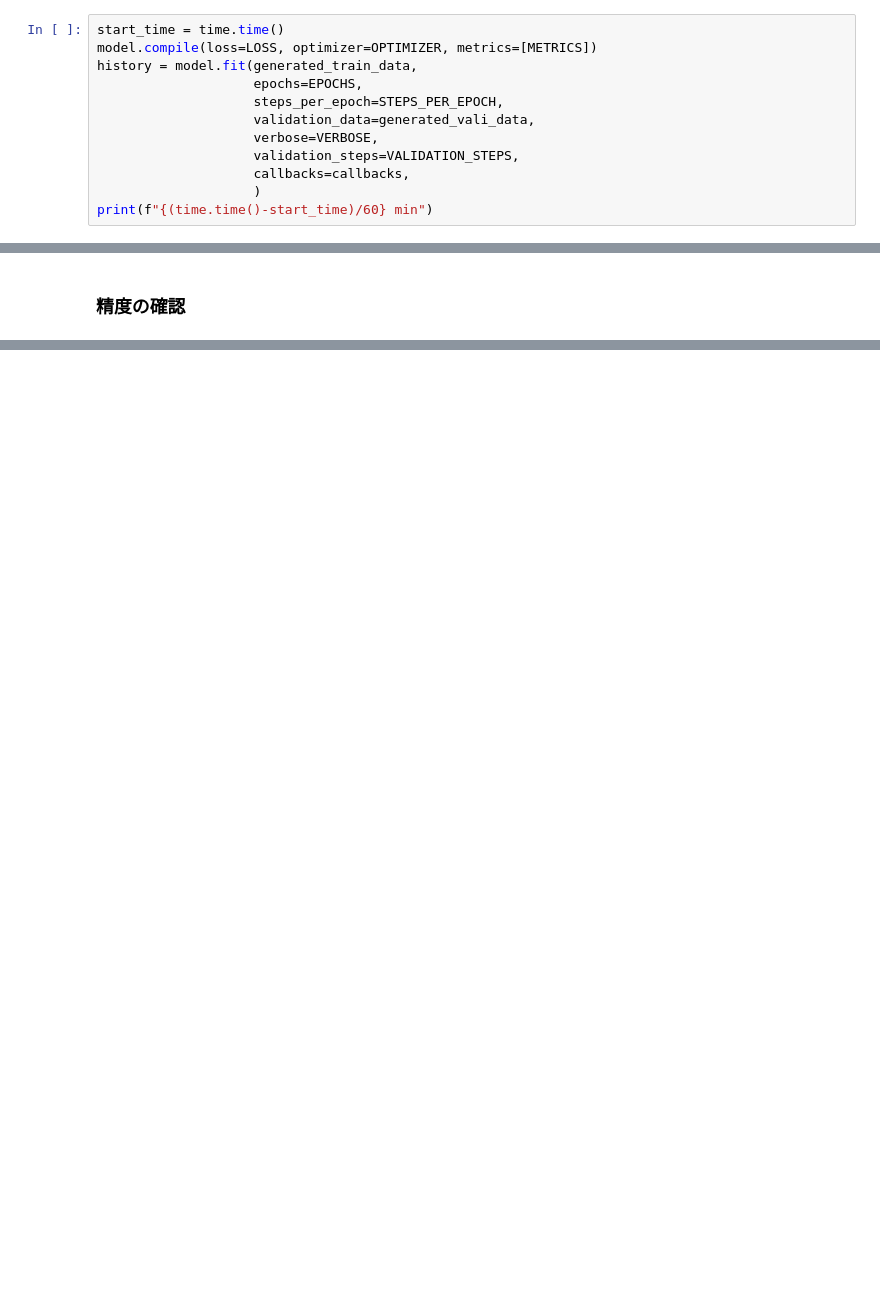
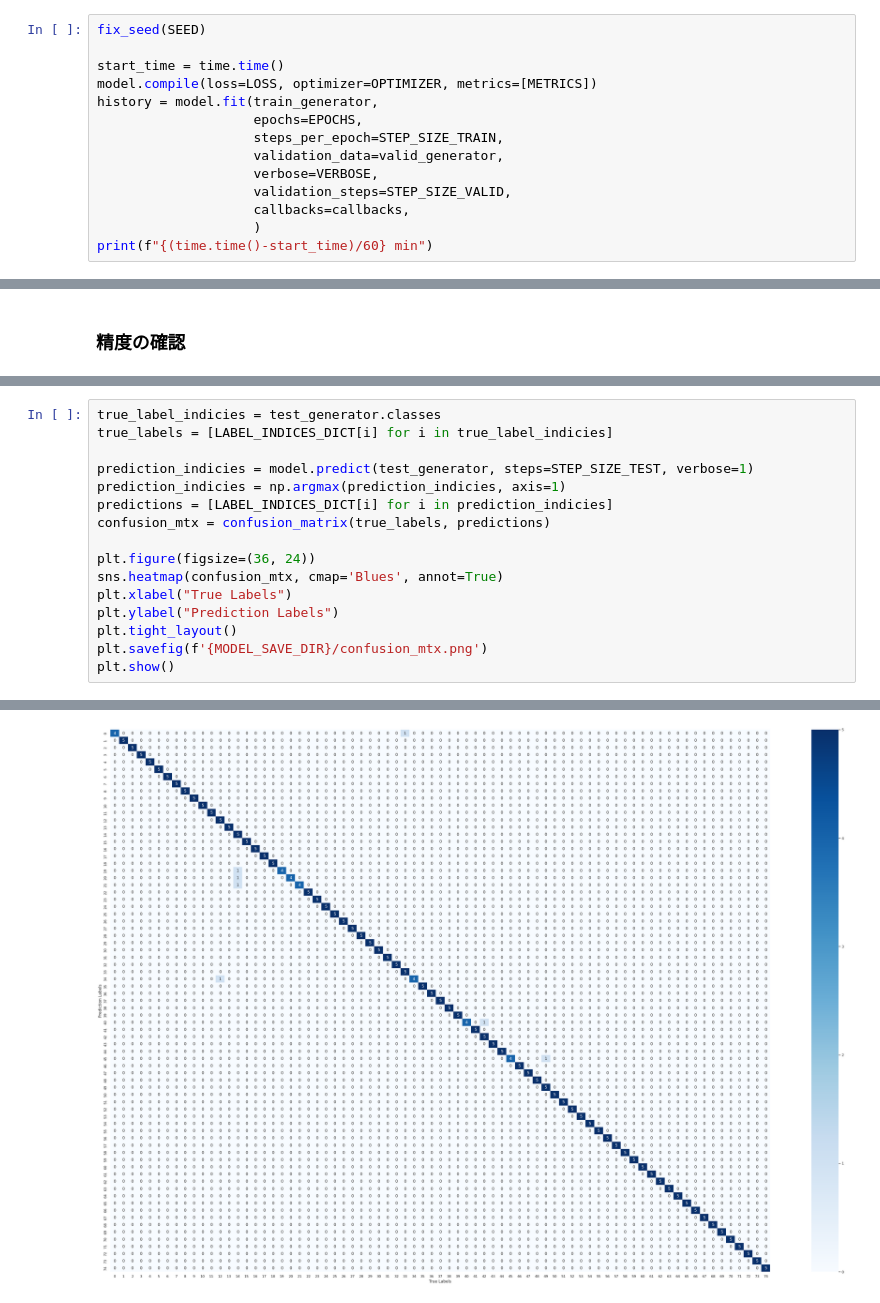
Before and after one commit to youngeek-0410/bingo-checker, a Jupyter notebook: programs/ML/machine_learning.ipynb, the cells around one changed output, grey strips where cells are left out. Cells and saved outputs as stored; diff of their text form; blank space fills up the shorter version.

```diff
--- a/programs/ML/machine_learning.ipynb
+++ b/programs/ML/machine_learning.ipynb
@@ -166,14 +201,16 @@ _________________________________________________________________
 # %% [markdown]
 ### 学習
 # %%
+fix_seed(SEED)
+
 start_time = time.time()
 model.compile(loss=LOSS, optimizer=OPTIMIZER, metrics=[METRICS])
-history = model.fit(generated_train_data,
+history = model.fit(train_generator,
                     epochs=EPOCHS,
-                    steps_per_epoch=STEPS_PER_EPOCH,
-                    validation_data=generated_vali_data,
+                    steps_per_epoch=STEP_SIZE_TRAIN,
+                    validation_data=valid_generator,
                     verbose=VERBOSE,
-                    validation_steps=VALIDATION_STEPS,
+                    validation_steps=STEP_SIZE_VALID,
                     callbacks=callbacks,
                     )
 print(f"{(time.time()-start_time)/60} min")
@@ -220,0 +260,17 @@ plt.show()
+# %%
+true_label_indicies = test_generator.classes
+true_labels = [LABEL_INDICES_DICT[i] for i in true_label_indicies]
+
+prediction_indicies = model.predict(test_generator, steps=STEP_SIZE_TEST, verbose=1)
+prediction_indicies = np.argmax(prediction_indicies, axis=1)
+predictions = [LABEL_INDICES_DICT[i] for i in prediction_indicies]
+confusion_mtx = confusion_matrix(true_labels, predictions)
+
+plt.figure(figsize=(36, 24))
+sns.heatmap(confusion_mtx, cmap='Blues', annot=True)
+plt.xlabel("True Labels")
+plt.ylabel("Prediction Labels")
+plt.tight_layout()
+plt.savefig(f'{MODEL_SAVE_DIR}/confusion_mtx.png')
+plt.show()
+# %% [output]
@@ -220,0 +278 @@ plt.show()
+[figure, added]
```
Also changed, not shown: parts of 12 cells of this notebook, 18 other files.
